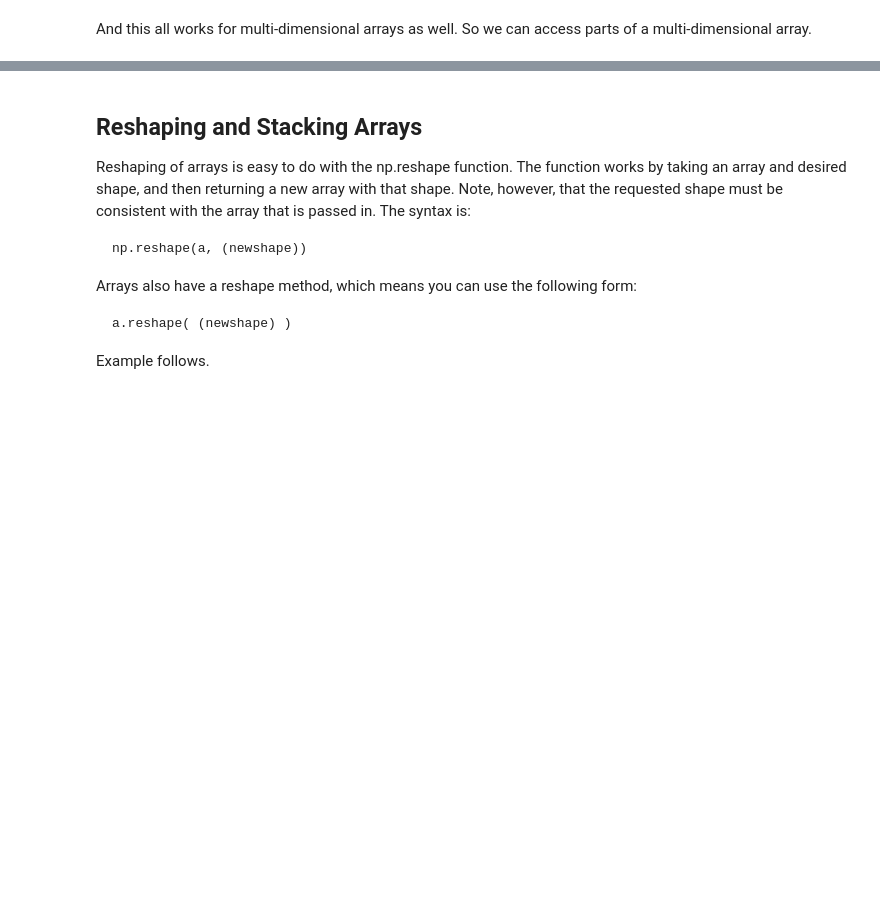
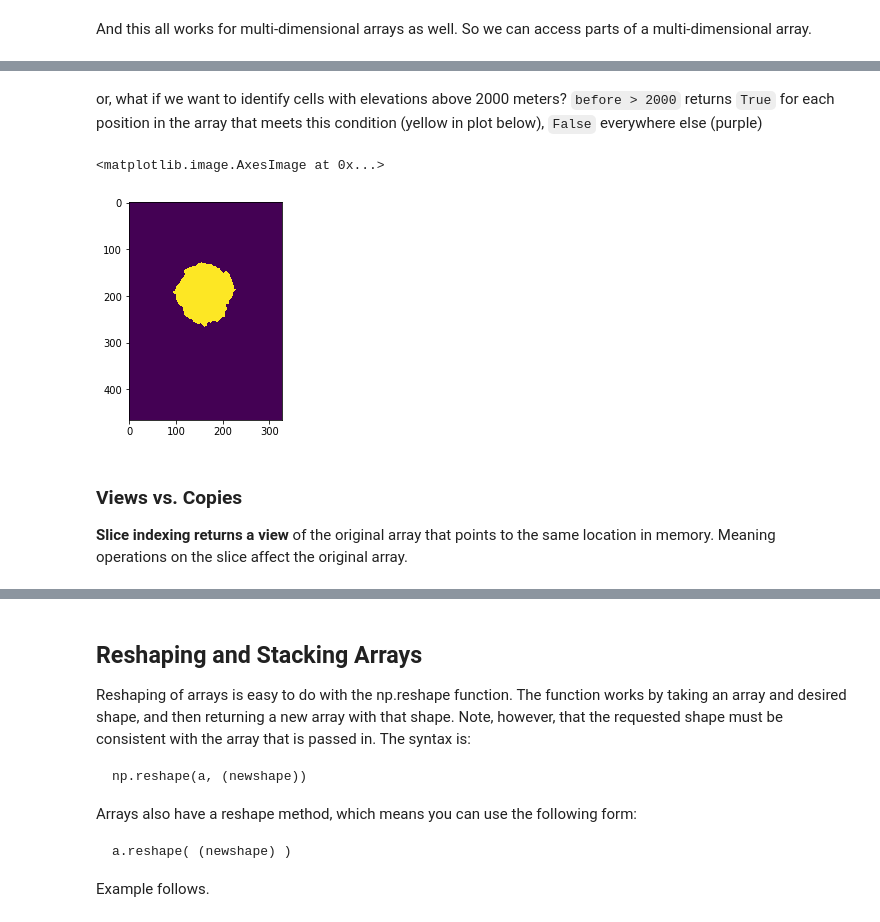
Before and after one commit to mnfienen/python-usgs-training, a Jupyter notebook: notebooks/part1_python_intro/06_numpy.ipynb, the cells around one changed output, grey strips where cells are left out. Drawn from its saved outputs; the diff is of its cells as text; code cells hidden in the pictures; blank space fills up the shorter version.

```diff
--- a/notebooks/part1_python_intro/06_numpy.ipynb
+++ b/notebooks/part1_python_intro/06_numpy.ipynb
@@ -262,0 +433,2 @@ print(a)  #hey, its the identity matrix!
+# %%
+before[before == 0] = np.nan
@@ -262,0 +445,11 @@ print(a)  #hey, its the identity matrix!
+# %% [markdown]
+or, what if we want to identify cells with elevations above 2000 meters?
+`before > 2000` returns `True` for each position in the array that meets this condition (yellow in plot below), `False` everywhere else (purple)
+# %%
+plt.imshow(before > 2000)
+# %% [output]
+<matplotlib.image.AxesImage at 0x...>
+[figure, added]
+# %% [markdown]
+### Views vs. Copies
+**Slice indexing returns a view** of the original array that points to the same location in memory. Meaning operations on the slice affect the original array.
```
Also changed, not shown: parts of 75 cells of this notebook, 1 other file.
